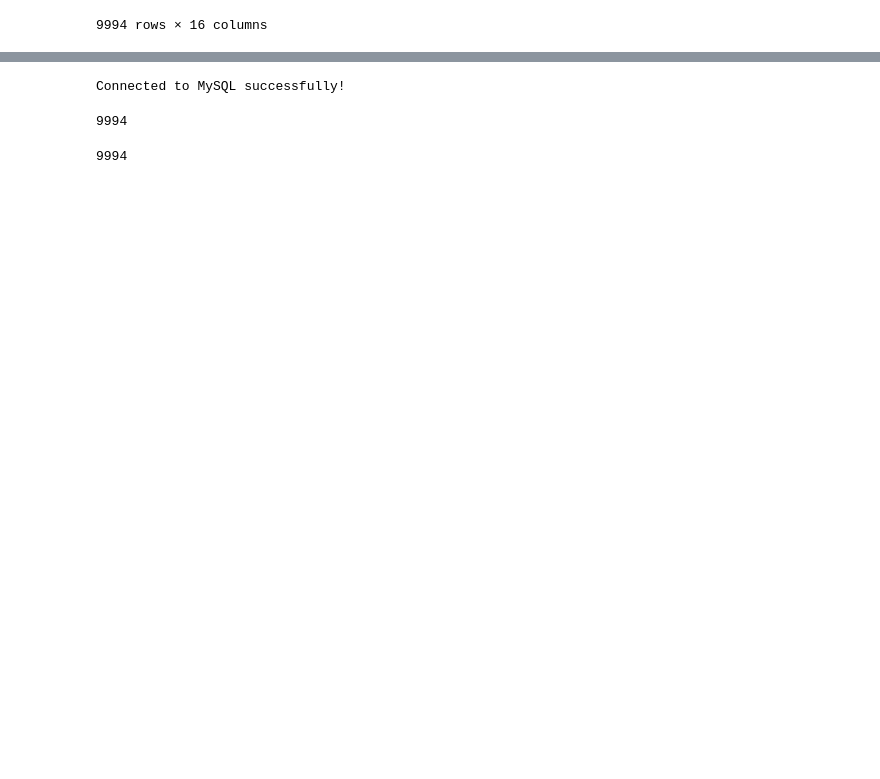
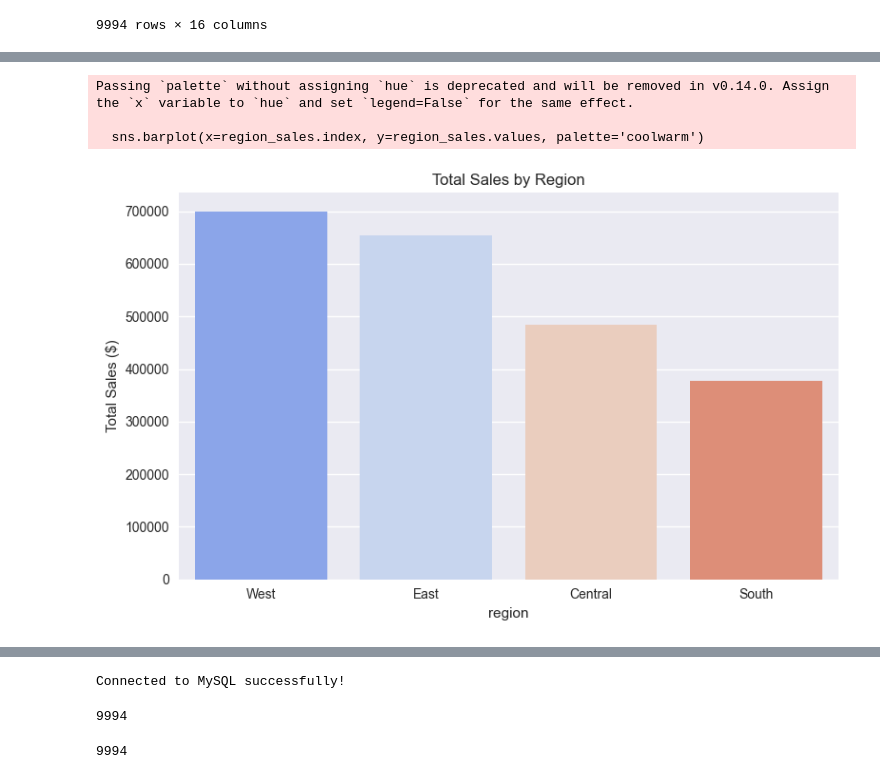
Before and after one commit to rajanshaky/sales-analytic-dashboard, a Jupyter notebook: main.ipynb, the cells around one changed output, grey strips where cells are left out. Saved outputs shown, nothing was run; the diff lists cells and outputs as text; code cells hidden in the pictures; blank space fills up the shorter version.

```diff
--- a/main.ipynb
+++ b/main.ipynb
@@ -245,0 +273,15 @@ df
+# %%
+region_sales = df.groupby('region')['sale_price'].sum().sort_values(ascending=False)
+
+plt.figure(figsize=(8,5))
+sns.barplot(x=region_sales.index, y=region_sales.values, palette='coolwarm')
+plt.title('Total Sales by Region')
+plt.ylabel('Total Sales ($)')
+plt.tight_layout()
+plt.savefig('sales_by_region.png', dpi=150, bbox_inches='tight')
+plt.show()
+# %% [output]
+Passing `palette` without assigning `hue` is deprecated and will be removed in v0.14.0. Assign the `x` variable to `hue` and set `legend=False` for the same effect.
+
+  sns.barplot(x=region_sales.index, y=region_sales.values, palette='coolwarm')
+[figure, added]
```
Also changed, not shown: parts of 18 cells of this notebook, 5 other files.
